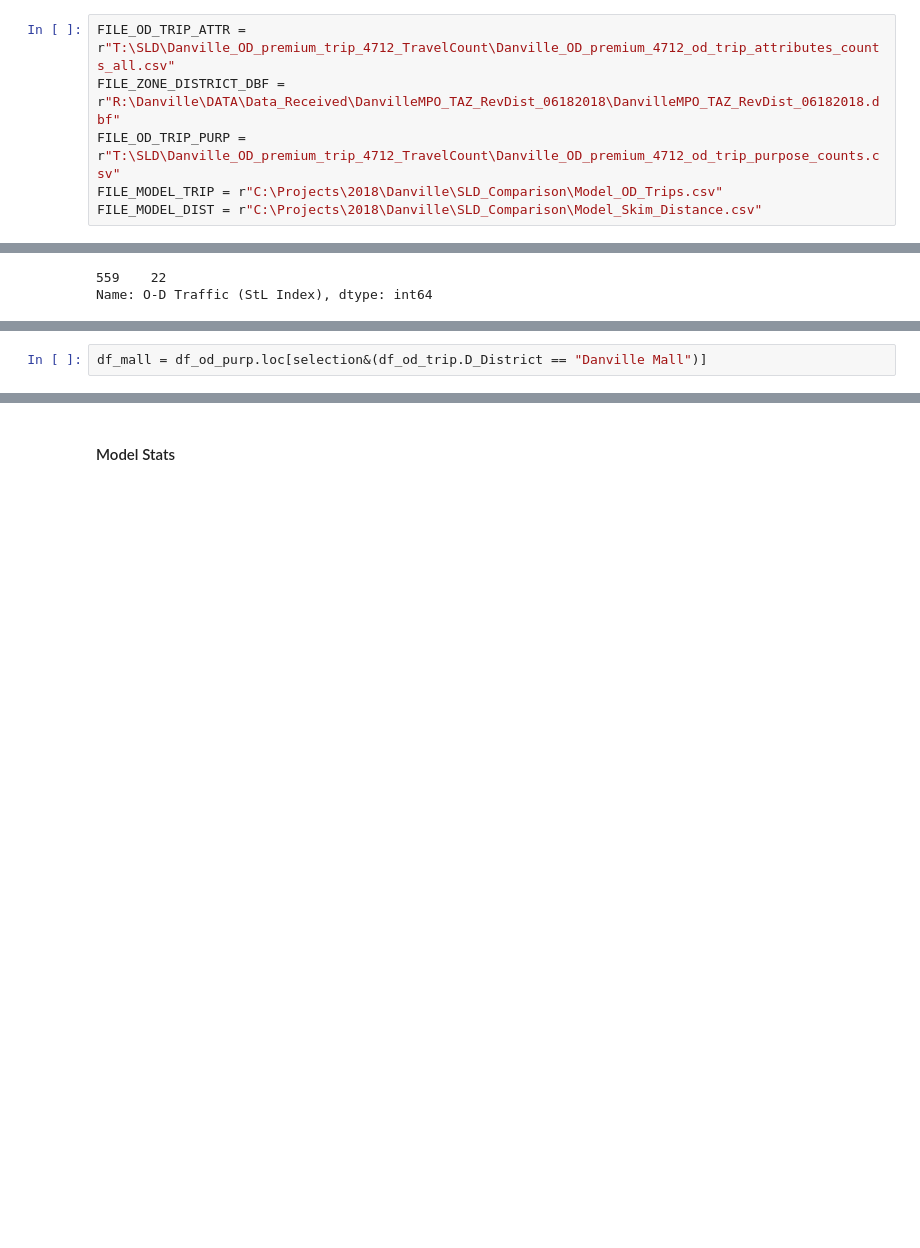
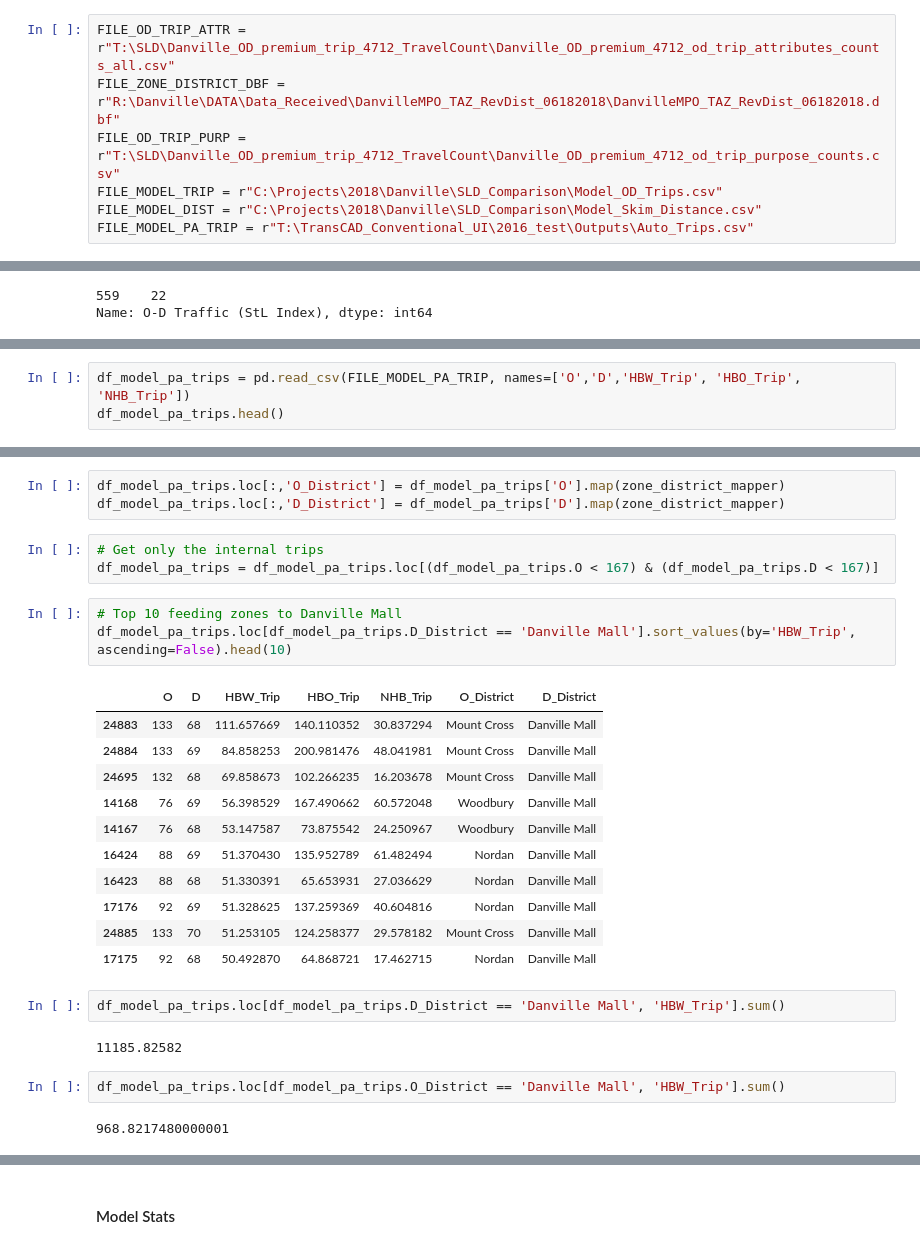
Before and after one commit to xys234/Work, a Jupyter notebook: notebooks/2018_09_11_Analyze_Streetlight_Data_for_Danville.ipynb, the cells around one changed output, grey strips where cells are left out. Cells and saved outputs as stored; diff of their text form; blank space fills up the shorter version.

```diff
--- a/notebooks/2018_09_11_Analyze_Streetlight_Data_for_Danville.ipynb
+++ b/notebooks/2018_09_11_Analyze_Streetlight_Data_for_Danville.ipynb
@@ -8,5 +8,6 @@ FILE_ZONE_DISTRICT_DBF = r"R:\Danville\DATA\Data_Received\DanvilleMPO_TAZ_RevDis
 FILE_OD_TRIP_PURP = r"T:\SLD\Danville_OD_premium_trip_4712_TravelCount\Danville_OD_premium_4712_od_trip_purpose_counts.csv"
 FILE_MODEL_TRIP = r"C:\Projects\2018\Danville\SLD_Comparison\Model_OD_Trips.csv"
 FILE_MODEL_DIST = r"C:\Projects\2018\Danville\SLD_Comparison\Model_Skim_Distance.csv"
+FILE_MODEL_PA_TRIP = r"T:\TransCAD_Conventional_UI\2016_test\Outputs\Auto_Trips.csv"
 # %%
 df_od_trip = pd.read_csv(FILE_OD_TRIP_ATTR)
@@ -154,0 +125,3 @@ df_od_purp.loc[(df_od_purp['Origin Zone ID'] == 1) & (df_od_purp['Destination Zo
+# %%
+df_model_pa_trips = pd.read_csv(FILE_MODEL_PA_TRIP, names=['O','D','HBW_Trip', 'HBO_Trip', 'NHB_Trip'])
+df_model_pa_trips.head()
@@ -155,2 +135,29 @@ df_od_purp.loc[(df_od_purp['Origin Zone ID'] == 1) & (df_od_purp['Destination Zo
+# %%
+df_model_pa_trips.loc[:,'O_District'] = df_model_pa_trips['O'].map(zone_district_mapper)
+df_model_pa_trips.loc[:,'D_District'] = df_model_pa_trips['D'].map(zone_district_mapper)
+# %%
+# Get only the internal trips
+df_model_pa_trips = df_model_pa_trips.loc[(df_model_pa_trips.O < 167) & (df_model_pa_trips.D < 167)]
+# %%
+# Top 10 feeding zones to Danville Mall
+df_model_pa_trips.loc[df_model_pa_trips.D_District == 'Danville Mall'].sort_values(by='HBW_Trip', ascending=False).head(10)
+# %% [output]
+|  | O | D | HBW_Trip | HBO_Trip | NHB_Trip | O_District | D_District |
+| 24883 | 133 | 68 | 111.657669 | 140.110352 | 30.837294 | Mount Cross | Danville Mall |
+| 24884 | 133 | 69 | 84.858253 | 200.981476 | 48.041981 | Mount Cross | Danville Mall |
+| 24695 | 132 | 68 | 69.858673 | 102.266235 | 16.203678 | Mount Cross | Danville Mall |
+| 14168 | 76 | 69 | 56.398529 | 167.490662 | 60.572048 | Woodbury | Danville Mall |
+| 14167 | 76 | 68 | 53.147587 | 73.875542 | 24.250967 | Woodbury | Danville Mall |
+| 16424 | 88 | 69 | 51.370430 | 135.952789 | 61.482494 | Nordan | Danville Mall |
+| 16423 | 88 | 68 | 51.330391 | 65.653931 | 27.036629 | Nordan | Danville Mall |
+| 17176 | 92 | 69 | 51.328625 | 137.259369 | 40.604816 | Nordan | Danville Mall |
+| 24885 | 133 | 70 | 51.253105 | 124.258377 | 29.578182 | Mount Cross | Danville Mall |
+| 17175 | 92 | 68 | 50.492870 | 64.868721 | 17.462715 | Nordan | Danville Mall |
 # %%
-df_mall = df_od_purp.loc[selection&(df_od_trip.D_District == "Danville Mall")]
+df_model_pa_trips.loc[df_model_pa_trips.D_District == 'Danville Mall', 'HBW_Trip'].sum()
+# %% [output]
+11185.82582
+# %%
+df_model_pa_trips.loc[df_model_pa_trips.O_District == 'Danville Mall', 'HBW_Trip'].sum()
+# %% [output]
+968.8217480000001
```
Also changed, not shown: parts of 19 cells of this notebook, 15 other files.
